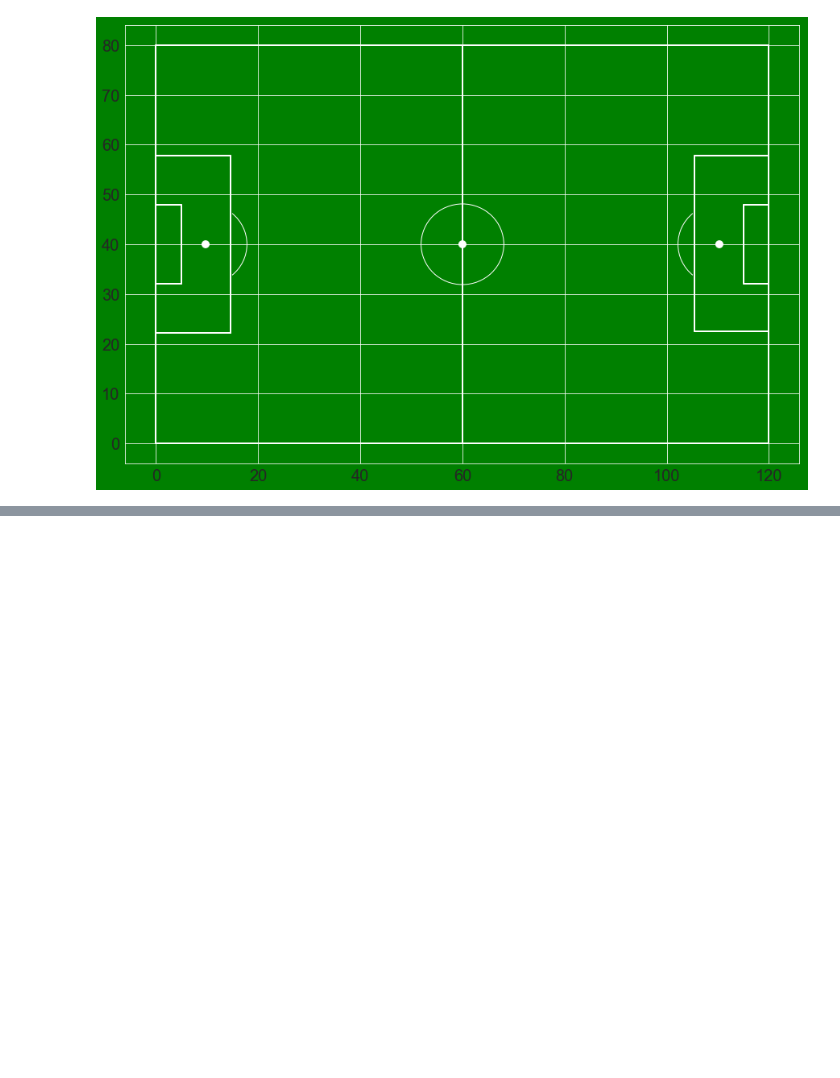
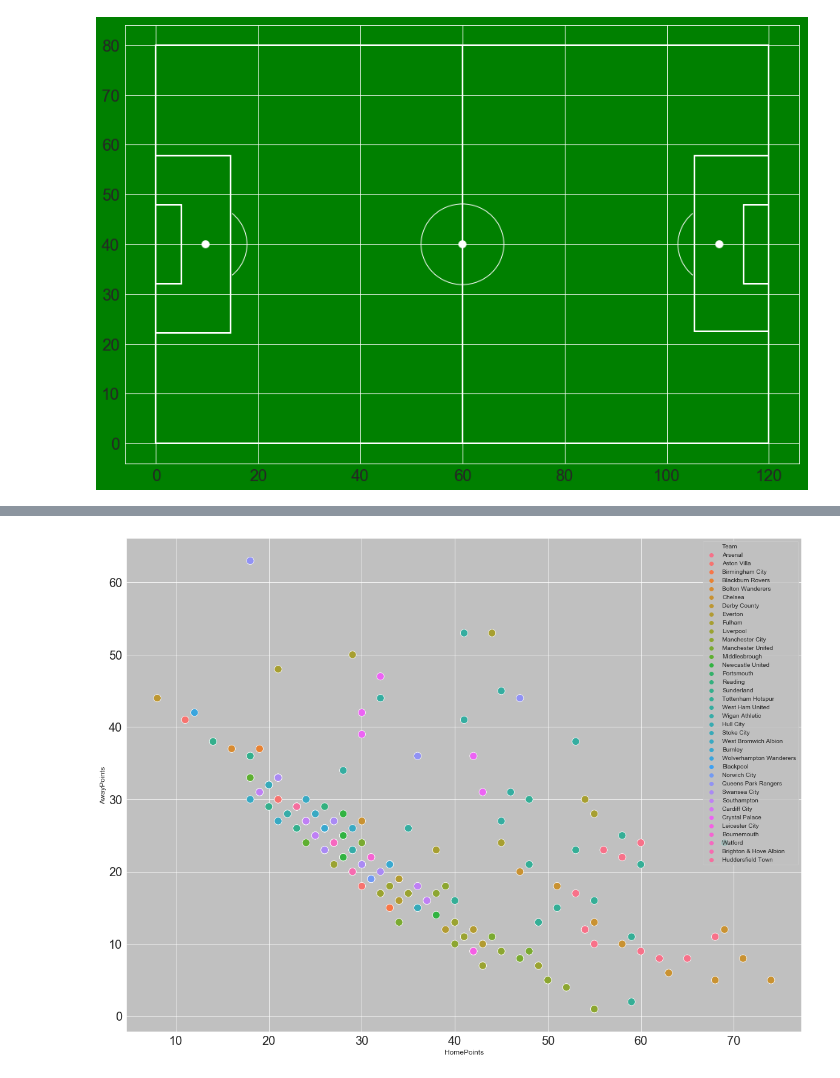
Before and after one commit to myfriendscallmeJ/a4, a Jupyter notebook: Project 4.ipynb, the cells around one changed output, grey strips where cells are left out. Cells and saved outputs as stored; diff of their text form; code cells hidden in the pictures; blank space fills up the shorter version.

```diff
--- a/Project 4.ipynb
+++ b/Project 4.ipynb
@@ -900,0 +914,9 @@ Club_HME_Pts.head()
+# %%
+plt.rcParams['axes.facecolor'] = 'silver'
+rcParams['figure.figsize'] = 20,15
+markers = {"Stock City": "X"}
+cmap = sns.cubehelix_palette(dark=.3, light=.8, as_cmap=True)
+ax = sns.scatterplot(x="HomePoints", y="AwayPoints",
+                hue="Team",markers=markers,data=Club_Pts,s=150)
+# %% [output]
+[figure, added]
```
Also changed, not shown: parts of 1 cell of this notebook.
